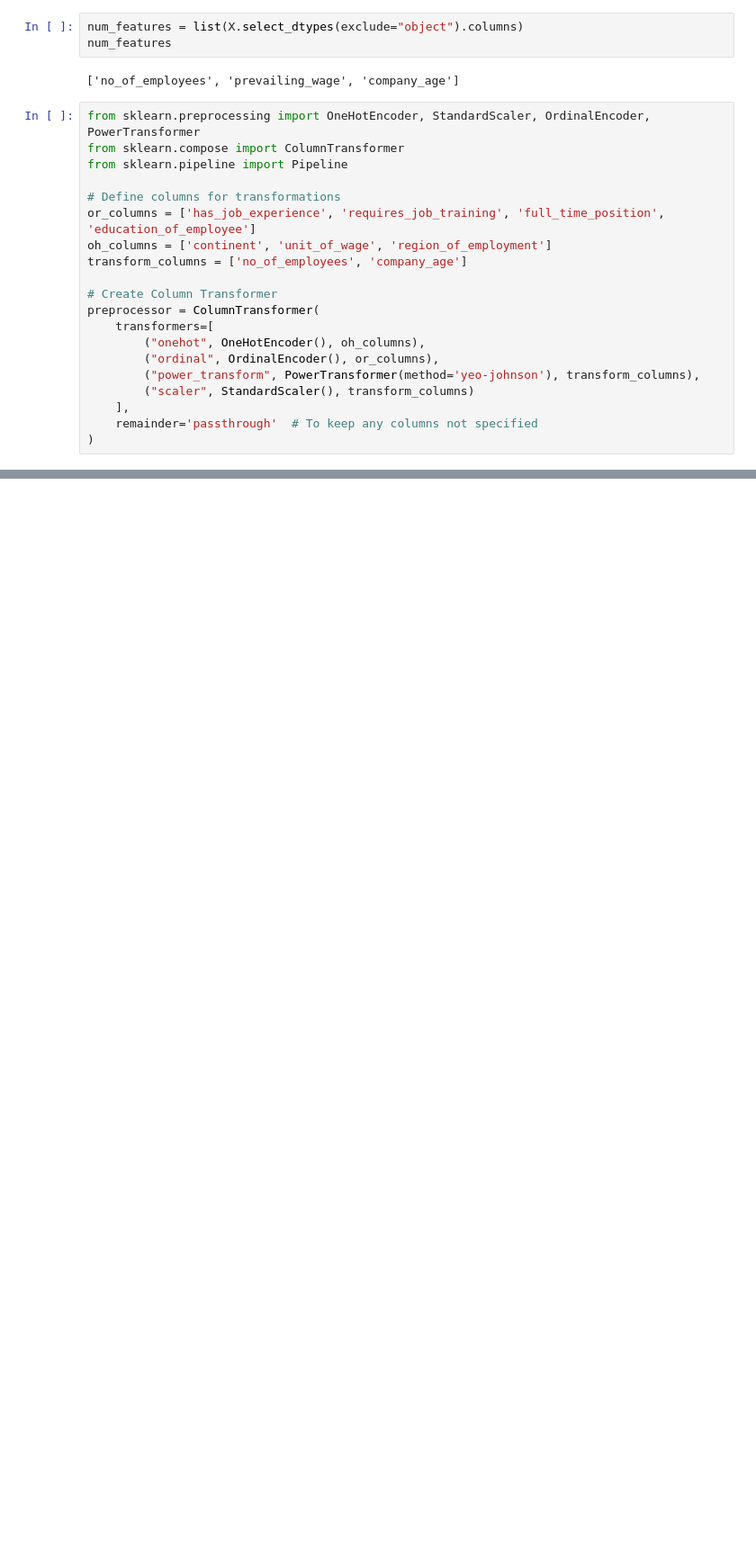
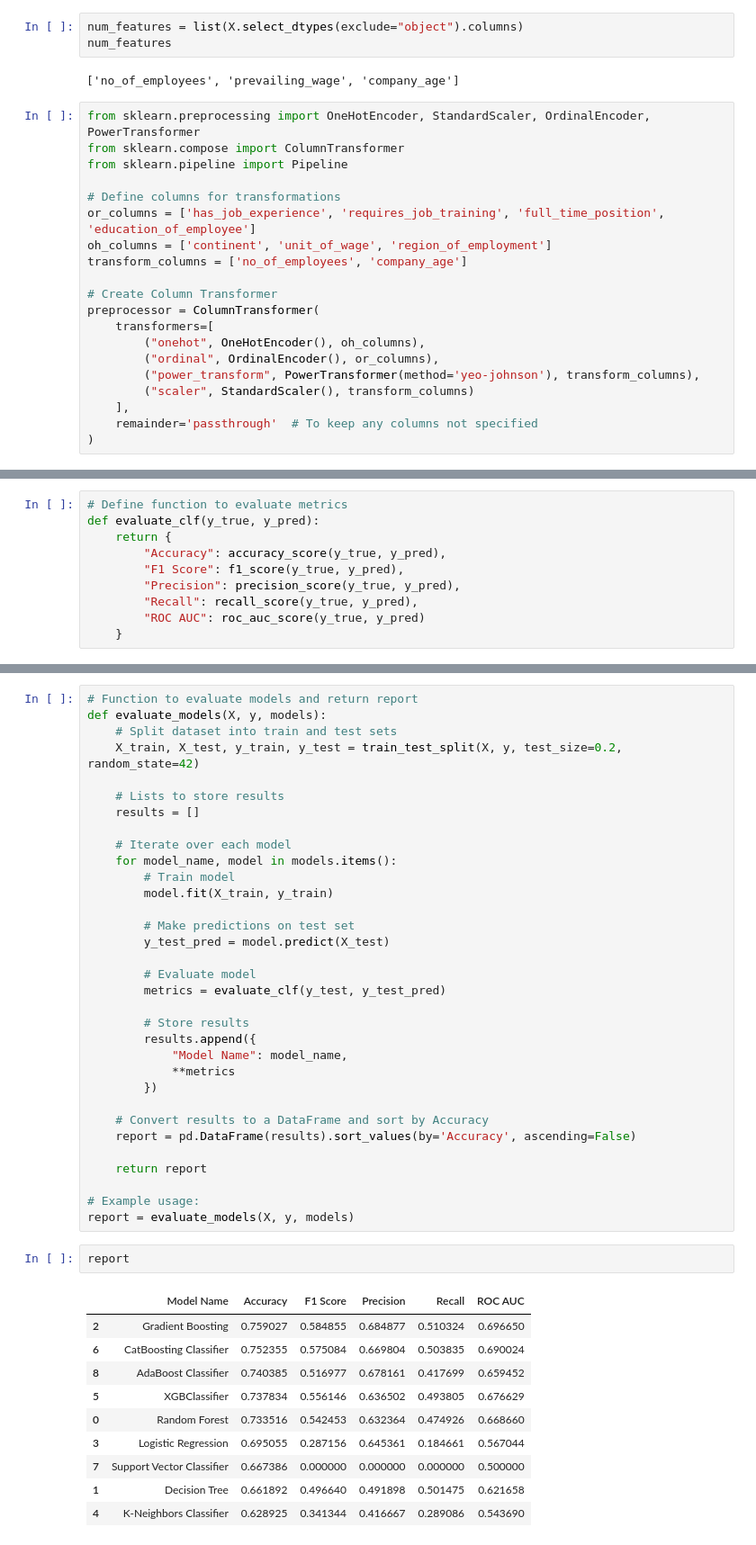
Before and after one commit to abdulghaffaransari/US-Visa-Prediction-System, a Jupyter notebook: notebook/Feature_Engineering_and_model_training.ipynb, the cells around one changed output, grey strips where cells are left out. Shown at 90% size. Saved outputs shown, nothing was run; the diff lists cells and outputs as text; blank space fills up the shorter version.

```diff
--- a/notebook/Feature_Engineering_and_model_training.ipynb
+++ b/notebook/Feature_Engineering_and_model_training.ipynb
@@ -307,0 +330,10 @@ preprocessor = ColumnTransformer(
+# %%
+# Define function to evaluate metrics
+def evaluate_clf(y_true, y_pred):
+    return {
+        "Accuracy": accuracy_score(y_true, y_pred),
+        "F1 Score": f1_score(y_true, y_pred),
+        "Precision": precision_score(y_true, y_pred),
+        "Recall": recall_score(y_true, y_pred),
+        "ROC AUC": roc_auc_score(y_true, y_pred)
+    }
@@ -307,0 +353,46 @@ preprocessor = ColumnTransformer(
+# %%
+# Function to evaluate models and return report
+def evaluate_models(X, y, models):
+    # Split dataset into train and test sets
+    X_train, X_test, y_train, y_test = train_test_split(X, y, test_size=0.2, random_state=42)
+
+    # Lists to store results
+    results = []
+
+    # Iterate over each model
+    for model_name, model in models.items():
+        # Train model
+        model.fit(X_train, y_train)
+
+        # Make predictions on test set
+        y_test_pred = model.predict(X_test)
+
+        # Evaluate model
+        metrics = evaluate_clf(y_test, y_test_pred)
+
+        # Store results
+        results.append({
+            "Model Name": model_name,
+            **metrics
+        })
+
+    # Convert results to a DataFrame and sort by Accuracy
+    report = pd.DataFrame(results).sort_values(by='Accuracy', ascending=False)
+
+    return report
+
+# Example usage:
+report = evaluate_models(X, y, models)
+# %%
+report
+# %% [output]
+|  | Model Name | Accuracy | F1 Score | Precision | Recall | ROC AUC |
+| 2 | Gradient Boosting | 0.759027 | 0.584855 | 0.684877 | 0.510324 | 0.696650 |
+| 6 | CatBoosting Classifier | 0.752355 | 0.575084 | 0.669804 | 0.503835 | 0.690024 |
+| 8 | AdaBoost Classifier | 0.740385 | 0.516977 | 0.678161 | 0.417699 | 0.659452 |
+| 5 | XGBClassifier | 0.737834 | 0.556146 | 0.636502 | 0.493805 | 0.676629 |
+| 0 | Random Forest | 0.733516 | 0.542453 | 0.632364 | 0.474926 | 0.668660 |
+| 3 | Logistic Regression | 0.695055 | 0.287156 | 0.645361 | 0.184661 | 0.567044 |
+| 7 | Support Vector Classifier | 0.667386 | 0.000000 | 0.000000 | 0.000000 | 0.500000 |
+| 1 | Decision Tree | 0.661892 | 0.496640 | 0.491898 | 0.501475 | 0.621658 |
+| 4 | K-Neighbors Classifier | 0.628925 | 0.341344 | 0.416667 | 0.289086 | 0.543690 |
```
Also changed, not shown: parts of 22 cells of this notebook, 4 other files.
